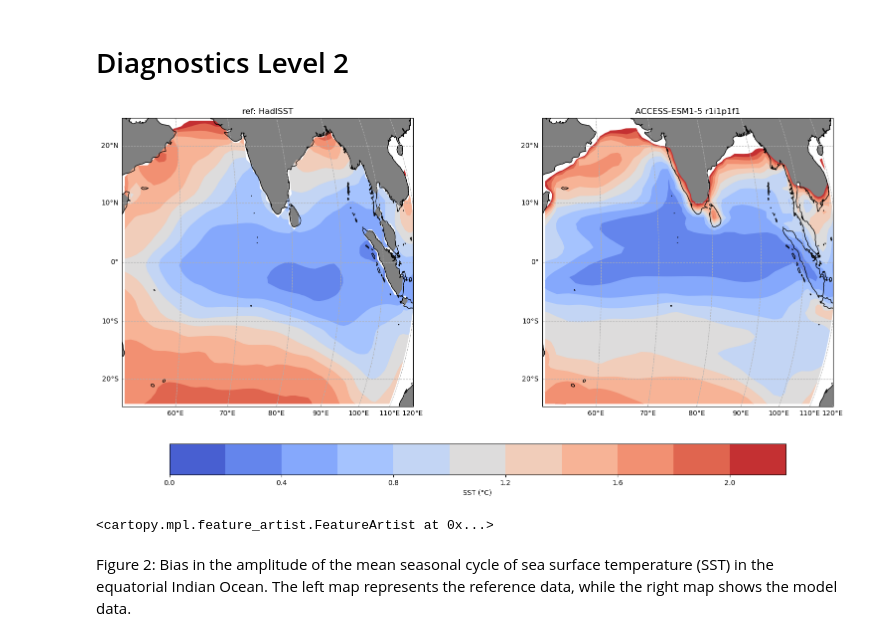
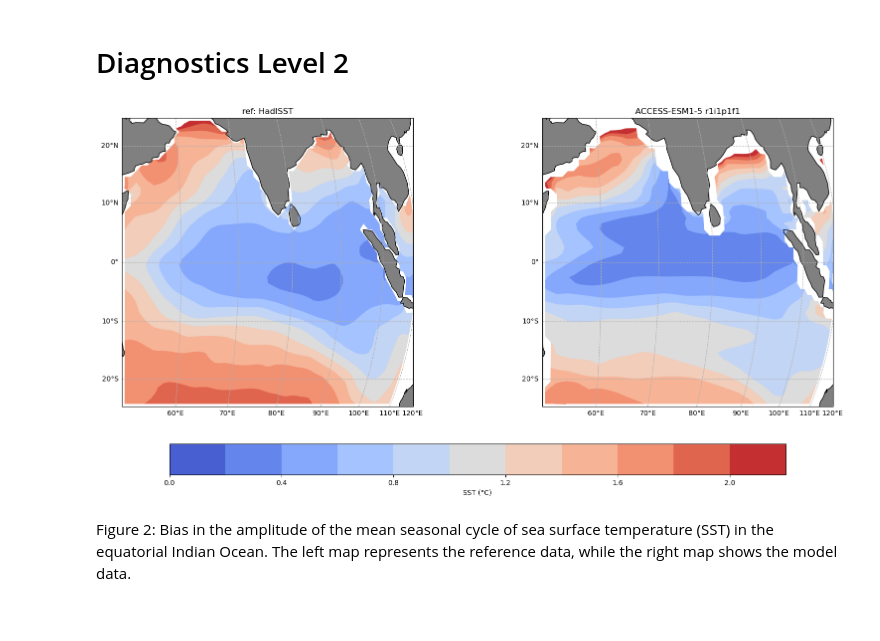
Before and after one commit to ACCESS-NRI/ACCESS-ENSO-recipes, a Jupyter notebook: IOD_recipes/eq_IO_SST_sea_cycle.ipynb, the cells around one changed output. Drawn from its saved outputs; the diff is of its cells as text; code cells hidden in the pictures.

```diff
--- a/IOD_recipes/eq_IO_SST_sea_cycle.ipynb
+++ b/IOD_recipes/eq_IO_SST_sea_cycle.ipynb
@@ -127,6 +127,7 @@ def prepoc2(cube):
     equatorial_indian_latext_region = {"start_longitude": 50., "end_longitude": 110., "start_latitude": -25., "end_latitude": 25.}
     cube = extract_time(cube, start_year=1900, start_month=1, start_day=1, end_year=2014, end_month=12, end_day=31)
     cube = convert_units(cube, units="degC")
+    cube = mask_landsea(cube, mask_out="land")
     cube = climate_statistics(cube, operator='mean', period='monthly')
     cube.coord('month_number').guess_bounds()
     cube = cube.collapsed(['month_number'], iris.analysis.STD_DEV)
@@ -227,36 +228,34 @@ ax1.add_feature(cfeature.LAND, facecolor='gray')  # Add land feature with gray c
 ax1.coastlines()
 ax1.set_extent([50, 110, -25, 25], crs=ccrs.PlateCarree())
 ax1.set_title("ref: HadISST")
 
 # Add gridlines for latitude and longitude
 gl1 = ax1.gridlines(draw_labels=True, linestyle='--')
 gl1.top_labels = False
 gl1.right_labels = False
 
 # Plot #2: contourf with axes longitude from 0 to 360
 ax2 = plt.subplot(122, projection=proj)
 cf2 = iplt.contourf(model_data, cmap=cmap, norm=norm,levels=np.arange(0,2.4,0.2))
 ax2.add_feature(cfeature.LAND, facecolor='gray')  # Add land feature with gray color
 ax2.coastlines()
 ax2.set_extent([50, 110, -25, 25], crs=ccrs.PlateCarree())
 ax2.set_title("ACCESS-ESM1-5 r1i1p1f1")
 
 # Add gridlines for latitude and longitude
 gl2 = ax2.gridlines(draw_labels=True, linestyle='--')
 gl2.top_labels = False
 gl2.right_labels = False
 
 # Add a single colorbar at the bottom
 cbar = fig.colorbar(cf2, ax=[ax1, ax2], orientation='horizontal', pad=0.15, shrink=0.8)
 cbar.set_label('SST (°C)')
 #cbar.set_ticks(np.arange(20, 33))  # Set ticks at intervals of 2 degrees
 
 plt.subplots_adjust(bottom=0.3)  # Further adjust bottom margin to fit the colorbar
 plt.show()
-ax2.add_feature(cfeature.LAND, facecolor='gray')  # Add land feature with gray color
 # %% [output]
-[figure, old version]
+[figure, new version]
-<cartopy.mpl.feature_artist.FeatureArtist at 0x...>
 # %% [markdown]
 Figure 2: Bias in the amplitude of the mean seasonal cycle of sea surface temperature (SST) in the equatorial Indian Ocean. The left map represents the reference data, while the right map shows the model data.
 # %% [markdown]
```
Also changed, not shown: parts of 1 cell of this notebook, 2 other files.
